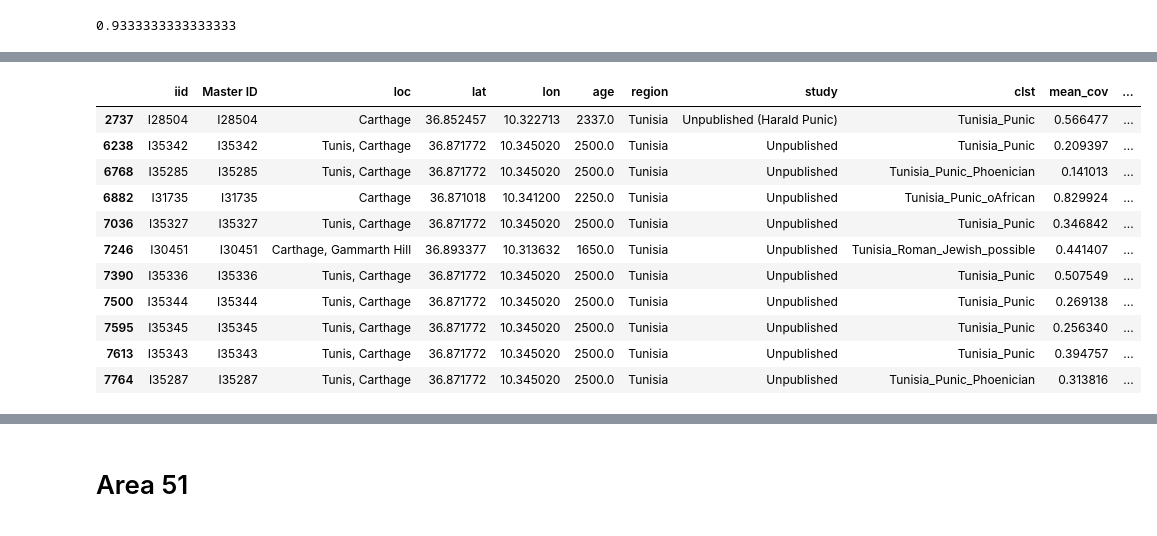
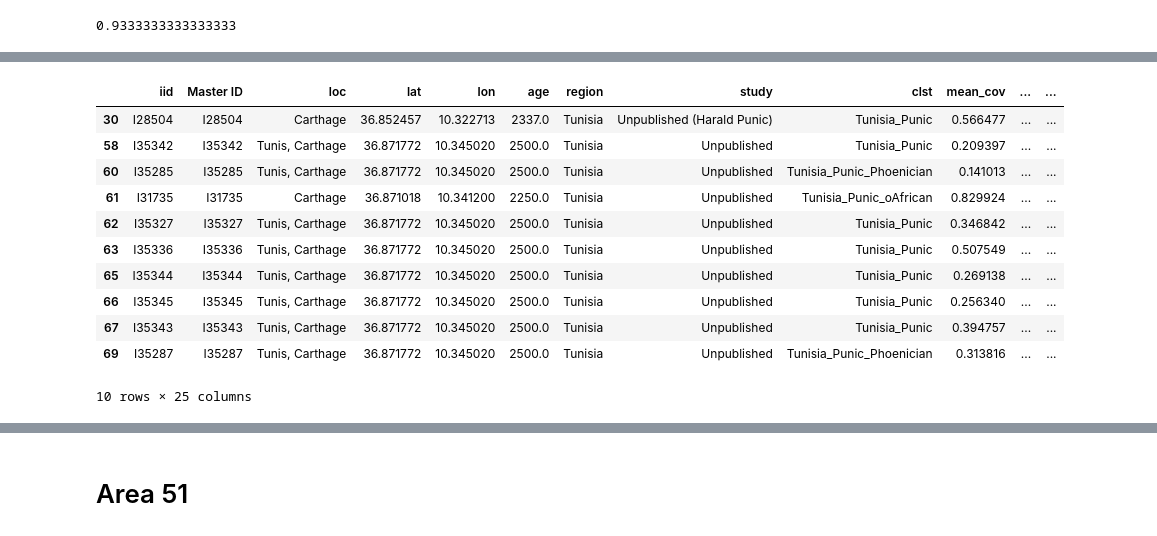
Before and after one commit to hringbauer/punic_aDNA, a Jupyter notebook: notebooks/figs/plot_y_div.ipynb, the cells around one changed output, grey strips where cells are left out. Drawn from its saved outputs; the diff is of its cells as text; code cells hidden in the pictures.

```diff
--- a/notebooks/figs/plot_y_div.ipynb
+++ b/notebooks/figs/plot_y_div.ipynb
@@ -55,4 +46,13 @@ flag = ["_contam", "_dup"]
 # %%
+df_meta = pd.read_csv("/n/groups/reich/hringbauer/Data/v54.1.anno.haplogroups.csv") # Load Meta Data
+# v53.1 Meta uses the "Y haplogroup  in ISOGG v15.73 notation (automatically called)" column
+
+min_snp = 150000
+age = [0,12000]
+lat = [20,90]
+lon = [-28, 180]
+flag = ["_contam", "_dup"]
+
 df_meta["study"]=df_meta["study"].fillna("missing")
 idx = df_meta["n_cov_snp"]>min_snp
 df=df_meta[idx].reset_index(drop=True)
@@ -91,6 +91,24 @@ df=df[~idx].reset_index(drop=True)
 idx= df["sex"]=="M"
 print(f"Kept {np.sum(idx)}/{len(idx)} Males.")
 df=df[idx].reset_index(drop=True)
+
+### Flag Punic Individuals
+df1 = pd.read_csv("./data/cluster_assignments_punic.v54.1c.tsv", sep="\t")
+print(f"Extracted IIDs of {len(df1)} IIDs in Punic Project")
+df_punic = pd.merge(df, df1, on="iid")
+print(f"Merged to {len(df_punic)} Punic Males")
+
+### Remove Romans
+df_punic = df_punic[~df_punic["label"].str.contains("Roman")]
+print(f"Filtered to {len(df_punic)} actually Punic Samples")
+
+### Remove Punics from generat Meta
+df = df[~df["iid"].isin(df1["iid"])]
+print(f"Filtered general Y to {len(df)} ancient, non Punic individuals")
+
+### Go to published indivduals only
+df =df[~df["study"].str.contains("Unpublished")]
+print(f"Filtered to {len(df)} published ancient males")
 # %% [output]
 Filtering to 26666/33967 indiviuals with >150000 SNPs.
 Filtering to 20201/26666 inds >0 BP.
@@ -236,15 +244,15 @@ plt.show()
 # %%
-df[df["loc"].str.contains("Carthage")]
+df_punic[df_punic["loc"].str.contains("Carthage")]#["Y_haplo"]
 # %% [output]
-|  | iid | Master ID | loc | lat | lon | age | region | study | clst | mean_cov | ... |
-| 2737 | I28504 | I28504 | Carthage | 36.852457 | 10.322713 | 2337.0 | Tunisia | Unpublished (Harald Punic) | Tunisia_Punic | 0.566477 | ... |
-| 6238 | I35342 | I35342 | Tunis, Carthage | 36.871772 | 10.345020 | 2500.0 | Tunisia | Unpublished | Tunisia_Punic | 0.209397 | ... |
-| 6768 | I35285 | I35285 | Tunis, Carthage | 36.871772 | 10.345020 | 2500.0 | Tunisia | Unpublished | Tunisia_Punic_Phoenician | 0.141013 | ... |
-| 6882 | I31735 | I31735 | Carthage | 36.871018 | 10.341200 | 2250.0 | Tunisia | Unpublished | Tunisia_Punic_oAfrican | 0.829924 | ... |
-| 7036 | I35327 | I35327 | Tunis, Carthage | 36.871772 | 10.345020 | 2500.0 | Tunisia | Unpublished | Tunisia_Punic | 0.346842 | ... |
-| 7246 | I30451 | I30451 | Carthage, Gammarth Hill | 36.893377 | 10.313632 | 1650.0 | Tunisia | Unpublished | Tunisia_Roman_Jewish_possible | 0.441407 | ... |
-| 7390 | I35336 | I35336 | Tunis, Carthage | 36.871772 | 10.345020 | 2500.0 | Tunisia | Unpublished | Tunisia_Punic | 0.507549 | ... |
-| 7500 | I35344 | I35344 | Tunis, Carthage | 36.871772 | 10.345020 | 2500.0 | Tunisia | Unpublished | Tunisia_Punic | 0.269138 | ... |
-| 7595 | I35345 | I35345 | Tunis, Carthage | 36.871772 | 10.345020 | 2500.0 | Tunisia | Unpublished | Tunisia_Punic | 0.256340 | ... |
-| 7613 | I35343 | I35343 | Tunis, Carthage | 36.871772 | 10.345020 | 2500.0 | Tunisia | Unpublished | Tunisia_Punic | 0.394757 | ... |
-| 7764 | I35287 | I35287 | Tunis, Carthage | 36.871772 | 10.345020 | 2500.0 | Tunisia | Unpublished | Tunisia_Punic_Phoenician | 0.313816 | ... |
+|  | iid | Master ID | loc | lat | lon | age | region | study | clst | mean_cov | ... | ... |
+| 30 | I28504 | I28504 | Carthage | 36.852457 | 10.322713 | 2337.0 | Tunisia | Unpublished (Harald Punic) | Tunisia_Punic | 0.566477 | ... | ... |
+| 58 | I35342 | I35342 | Tunis, Carthage | 36.871772 | 10.345020 | 2500.0 | Tunisia | Unpublished | Tunisia_Punic | 0.209397 | ... | ... |
+| 60 | I35285 | I35285 | Tunis, Carthage | 36.871772 | 10.345020 | 2500.0 | Tunisia | Unpublished | Tunisia_Punic_Phoenician | 0.141013 | ... | ... |
+| 61 | I31735 | I31735 | Carthage | 36.871018 | 10.341200 | 2250.0 | Tunisia | Unpublished | Tunisia_Punic_oAfrican | 0.829924 | ... | ... |
+| 62 | I35327 | I35327 | Tunis, Carthage | 36.871772 | 10.345020 | 2500.0 | Tunisia | Unpublished | Tunisia_Punic | 0.346842 | ... | ... |
+| 63 | I35336 | I35336 | Tunis, Carthage | 36.871772 | 10.345020 | 2500.0 | Tunisia | Unpublished | Tunisia_Punic | 0.507549 | ... | ... |
+| 65 | I35344 | I35344 | Tunis, Carthage | 36.871772 | 10.345020 | 2500.0 | Tunisia | Unpublished | Tunisia_Punic | 0.269138 | ... | ... |
+| 66 | I35345 | I35345 | Tunis, Carthage | 36.871772 | 10.345020 | 2500.0 | Tunisia | Unpublished | Tunisia_Punic | 0.256340 | ... | ... |
+| 67 | I35343 | I35343 | Tunis, Carthage | 36.871772 | 10.345020 | 2500.0 | Tunisia | Unpublished | Tunisia_Punic | 0.394757 | ... | ... |
+| 69 | I35287 | I35287 | Tunis, Carthage | 36.871772 | 10.345020 | 2500.0 | Tunisia | Unpublished | Tunisia_Punic_Phoenician | 0.313816 | ... | ... |
+10 rows × 25 columns
```
Also changed, not shown: parts of 18 cells of this notebook, 4 other files.
